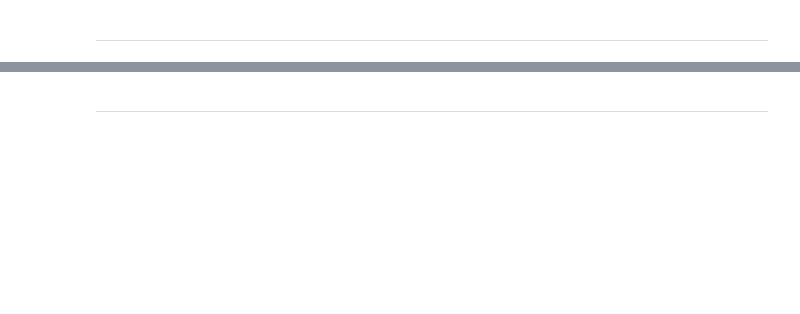
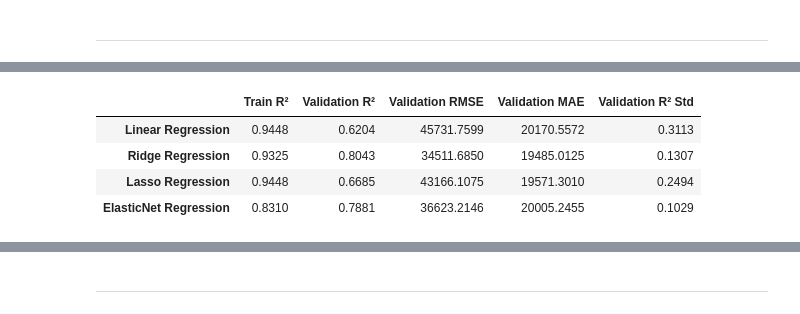
Before and after one commit to Hoshang-Warfade/House-Price-Predictor, a Jupyter notebook: notebooks/07_Model_Comparison.ipynb, the cells around one changed output, grey strips where cells are left out. Cells and saved outputs as stored; diff of their text form; code cells hidden in the pictures; blank space fills up the shorter version.

Commit message:
implement cross-validation model comparison for regression models

```diff
--- a/notebooks/07_Model_Comparison.ipynb
+++ b/notebooks/07_Model_Comparison.ipynb
@@ -423,3 +298,11 @@ Training the complete pipeline ensures that all preprocessing steps and model fi
 # %%
-lasso_pipeline.fit(X_train, y_train)
+lasso_cv_results = evaluate_cv_model(
+    pipeline=lasso_pipeline,
+    X=X_train,
+    y=y_train,
+    cv=cv,
+    scoring=scoring,
+)
+
+lasso_cv_results
 # %% [output]
@@ -573,3 +358,11 @@ Training the complete pipeline ensures that all preprocessing steps and model fi
 # %%
-elasticnet_pipeline.fit(X_train, y_train)
+elasticnet_cv_results = evaluate_cv_model(
+    pipeline=elasticnet_pipeline,
+    X=X_train,
+    y=y_train,
+    cv=cv,
+    scoring=scoring,
+)
+
+elasticnet_cv_results
 # %% [output]
@@ -726,0 +389,46 @@ comparison_summary
+# %%
+comparison_table = pd.DataFrame({
+    "Train R²": [
+        linear_cv_results.loc["R²", "Train Mean"],
+        ridge_cv_results.loc["R²", "Train Mean"],
+        lasso_cv_results.loc["R²", "Train Mean"],
+        elasticnet_cv_results.loc["R²", "Train Mean"],
+    ],
+    "Validation R²": [
+        linear_cv_results.loc["R²", "Validation Mean"],
+        ridge_cv_results.loc["R²", "Validation Mean"],
+        lasso_cv_results.loc["R²", "Validation Mean"],
+        elasticnet_cv_results.loc["R²", "Validation Mean"],
+    ],
+    "Validation RMSE": [
+        linear_cv_results.loc["RMSE", "Validation Mean"],
+        ridge_cv_results.loc["RMSE", "Validation Mean"],
+        lasso_cv_results.loc["RMSE", "Validation Mean"],
+        elasticnet_cv_results.loc["RMSE", "Validation Mean"],
+    ],
+    "Validation MAE": [
+        linear_cv_results.loc["MAE", "Validation Mean"],
+        ridge_cv_results.loc["MAE", "Validation Mean"],
+        lasso_cv_results.loc["MAE", "Validation Mean"],
+        elasticnet_cv_results.loc["MAE", "Validation Mean"],
+    ],
+    "Validation R² Std": [
+        linear_cv_results.loc["R²", "Validation Std"],
+        ridge_cv_results.loc["R²", "Validation Std"],
+        lasso_cv_results.loc["R²", "Validation Std"],
+        elasticnet_cv_results.loc["R²", "Validation Std"],
+    ],
+}, index=[
+    "Linear Regression",
+    "Ridge Regression",
+    "Lasso Regression",
+    "ElasticNet Regression",
+])
+
+comparison_table.round(4)
+# %% [output]
+|  | Train R² | Validation R² | Validation RMSE | Validation MAE | Validation R² Std |
+| Linear Regression | 0.9448 | 0.6204 | 45731.7599 | 20170.5572 | 0.3113 |
+| Ridge Regression | 0.9325 | 0.8043 | 34511.6850 | 19485.0125 | 0.1307 |
+| Lasso Regression | 0.9448 | 0.6685 | 43166.1075 | 19571.3010 | 0.2494 |
+| ElasticNet Regression | 0.8310 | 0.7881 | 36623.2146 | 20005.2455 | 0.1029 |
```
Also changed, not shown: parts of 82 cells of this notebook, 1 other file.
